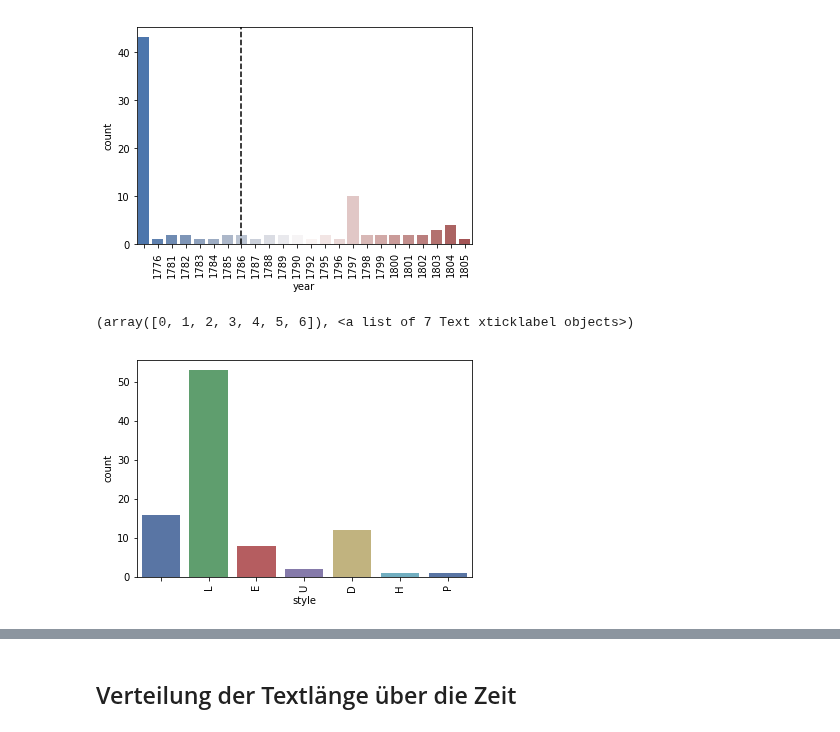
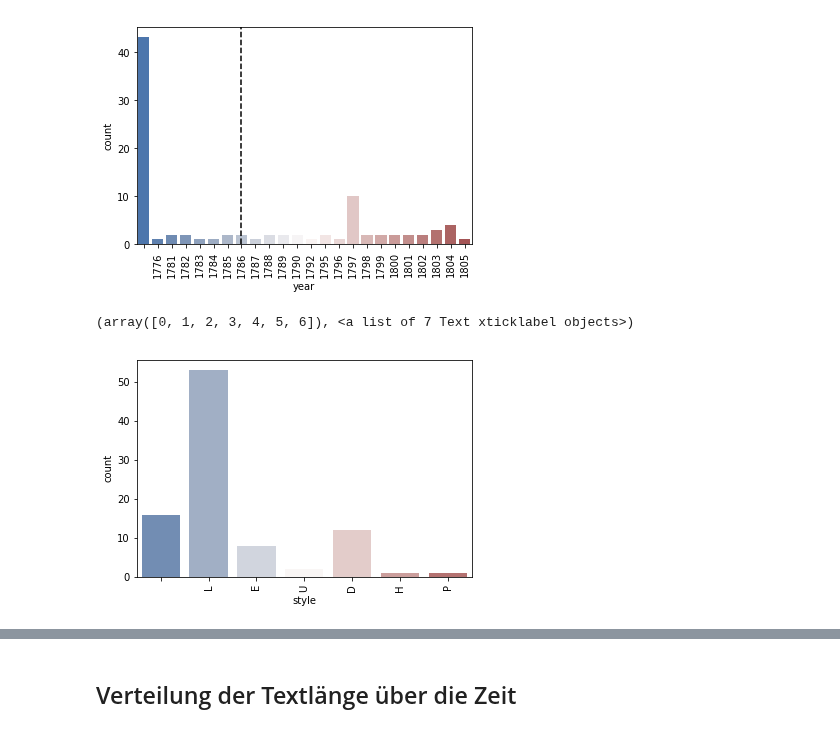
Before and after one commit to robinarthur/5pk, a Jupyter notebook: txt_edit/2_text_preprocess.ipynb, the cells around one changed output, grey strips where cells are left out. Cells and saved outputs as stored; diff of their text form; code cells hidden in the pictures.

```diff
--- a/txt_edit/2_text_preprocess.ipynb
+++ b/txt_edit/2_text_preprocess.ipynb
@@ -160,5 +160,5 @@ def calculate_the_word_types(data):
 ##############################################
 
 
-data = calculate_the_word_types(data)
+#data = calculate_the_word_types(data)
 # %% [output]
@@ -339,12 +341,12 @@ Text(0.5,1,'')
 # %%
 # Bar plot
 # Count Plot (a.k.a. Bar Plot)
-sns.countplot(x='style', data=df, palette="deep")
+sns.countplot(x='style', data=df, palette="vlag")
 
 # Rotate x-labels
 plt.xticks(rotation=90)
 # %% [output]
 (array([0, 1, 2, 3, 4, 5, 6]), <a list of 7 Text xticklabel objects>)
-[figure, old version]
+[figure, new version]
 # %%
 # Factor Plot
```
Also changed, not shown: parts of 8 cells of this notebook.
